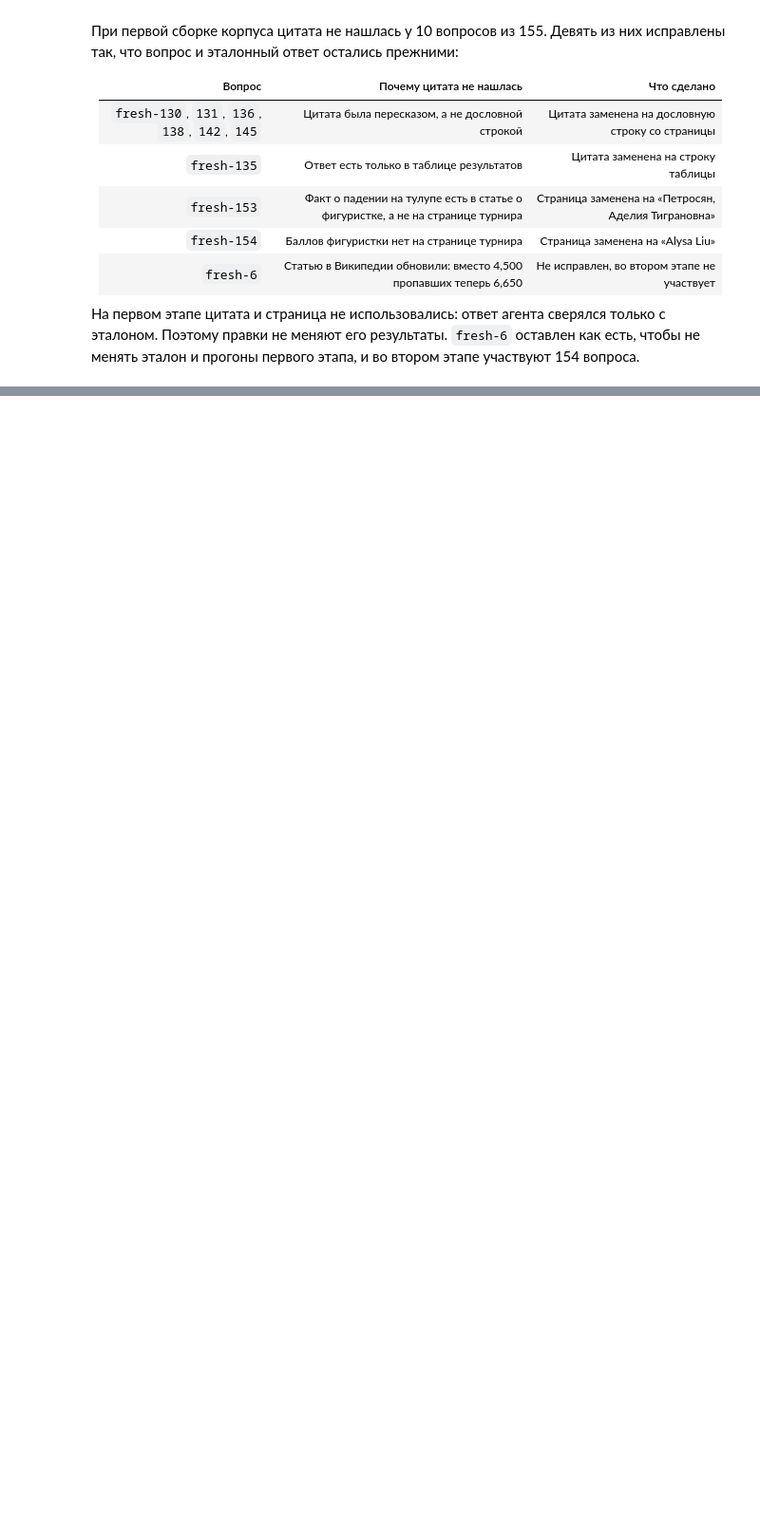
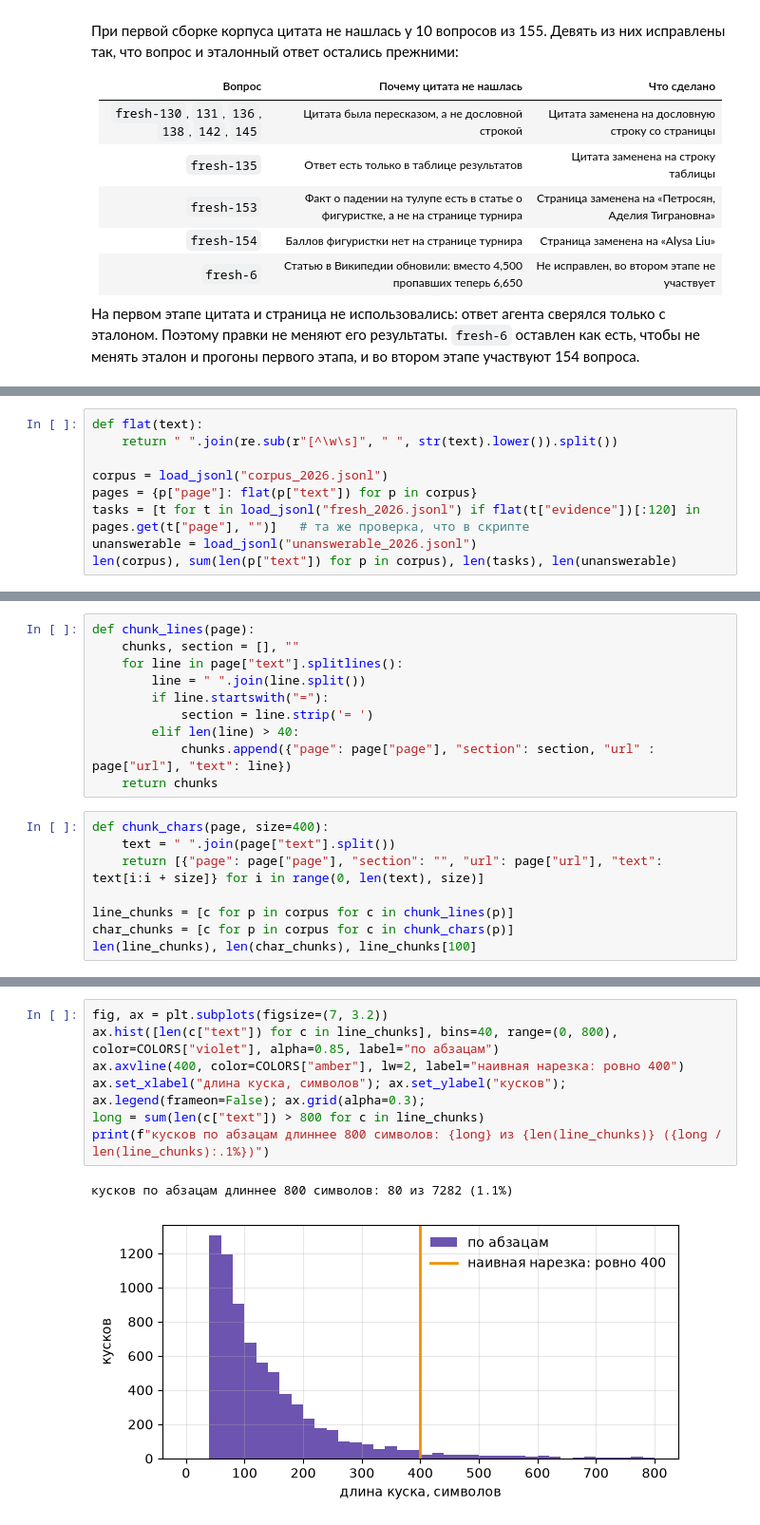
Before and after one commit to NorthMarshmallo/AI_Agent_events, a Jupyter notebook: notebooks/02_rag_memory.ipynb, the cells around one changed output, grey strips where cells are left out. Shown at 95% size. Drawn from its saved outputs; the diff is of its cells as text; blank space fills up the shorter version.

```diff
--- a/notebooks/02_rag_memory.ipynb
+++ b/notebooks/02_rag_memory.ipynb
@@ -151,0 +152,9 @@ if script.exists():
+# %%
+def flat(text):
+    return " ".join(re.sub(r"[^\w\s]", " ", str(text).lower()).split())
+
+corpus = load_jsonl("corpus_2026.jsonl")
+pages = {p["page"]: flat(p["text"]) for p in corpus}
+tasks = [t for t in load_jsonl("fresh_2026.jsonl") if flat(t["evidence"])[:120] in pages.get(t["page"], "")]   # та же проверка, что в скрипте
+unanswerable = load_jsonl("unanswerable_2026.jsonl")
+len(corpus), sum(len(p["text"]) for p in corpus), len(tasks), len(unanswerable)
@@ -151,0 +173,18 @@ if script.exists():
+# %%
+def chunk_lines(page):
+    chunks, section = [], ""
+    for line in page["text"].splitlines():
+        line = " ".join(line.split())
+        if line.startswith("="):
+            section = line.strip('= ')
+        elif len(line) > 40:
+            chunks.append({"page": page["page"], "section": section, "url" : page["url"], "text": line})
+    return chunks
+# %%
+def chunk_chars(page, size=400):
+    text = " ".join(page["text"].split())
+    return [{"page": page["page"], "section": "", "url": page["url"], "text": text[i:i + size]} for i in range(0, len(text), size)]
+
+line_chunks = [c for p in corpus for c in chunk_lines(p)]
+char_chunks = [c for p in corpus for c in chunk_chars(p)]
+len(line_chunks), len(char_chunks), line_chunks[100]
@@ -151,0 +214,10 @@ if script.exists():
+# %%
+fig, ax = plt.subplots(figsize=(7, 3.2))
+ax.hist([len(c["text"]) for c in line_chunks], bins=40, range=(0, 800), color=COLORS["violet"], alpha=0.85, label="по абзацам")
+ax.axvline(400, color=COLORS["amber"], lw=2, label="наивная нарезка: ровно 400")
+ax.set_xlabel("длина куска, символов"); ax.set_ylabel("кусков"); ax.legend(frameon=False); ax.grid(alpha=0.3);
+long = sum(len(c["text"]) > 800 for c in line_chunks)
+print(f"кусков по абзацам длиннее 800 символов: {long} из {len(line_chunks)} ({long / len(line_chunks):.1%})")
+# %% [output]
+кусков по абзацам длиннее 800 символов: 80 из 7282 (1.1%)
+[figure, added]
```
Also changed, not shown: parts of 8 cells of this notebook, 1 other file.
